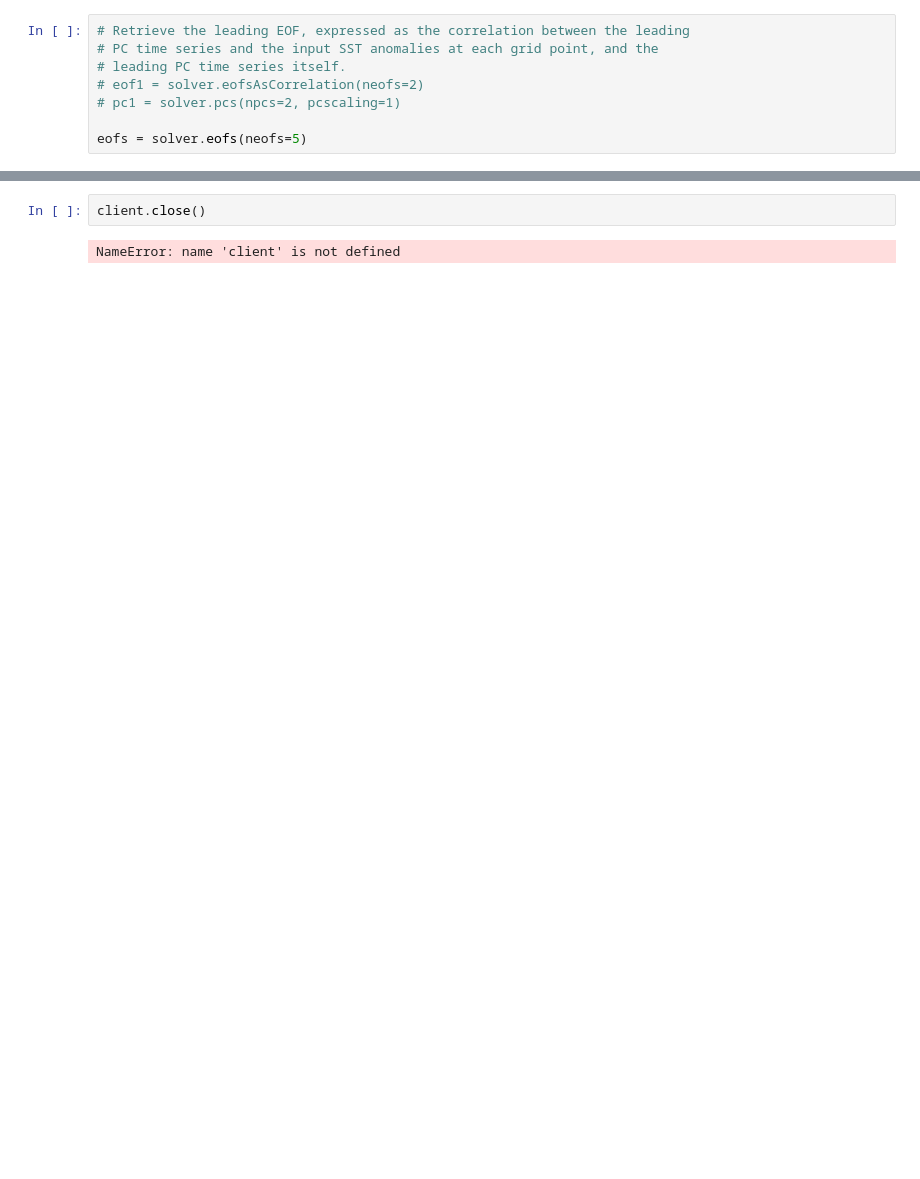
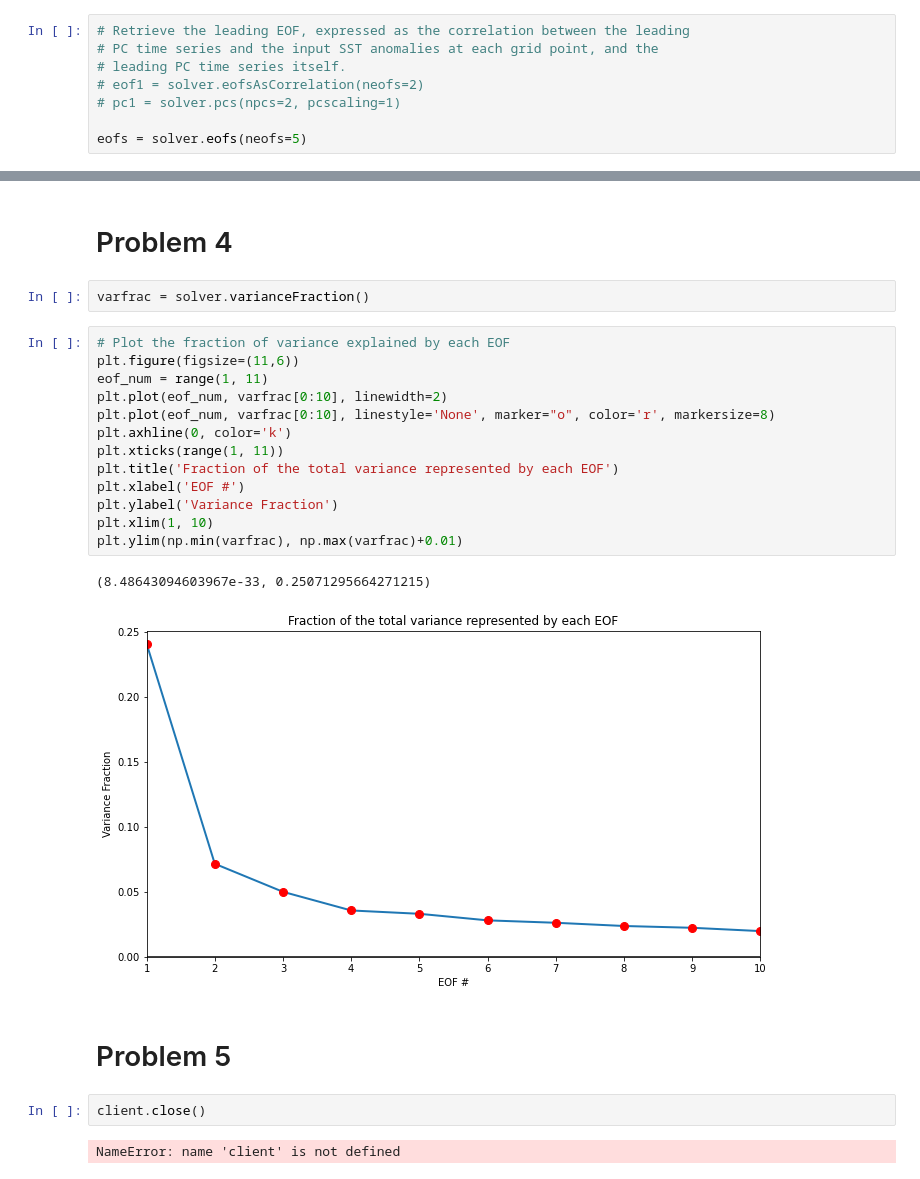
Before and after one commit to atmsillinois/time-series-and-eofs-EWolffWX, a Jupyter notebook: Homework4.ipynb, the cells around one changed output, grey strips where cells are left out. Cells and saved outputs as stored; diff of their text form; blank space fills up the shorter version.

Commit message:
Completed problem 4; made log of issues

```diff
--- a/Homework4.ipynb
+++ b/Homework4.ipynb
@@ -375,3 +377,25 @@ Text(0.5, 1.0, 'EOF1 expressed as correlation')
+# %% [markdown]
+# Problem 4
+# %%
+varfrac = solver.varianceFraction()
+# %%
+# Plot the fraction of variance explained by each EOF
+plt.figure(figsize=(11,6))
+eof_num = range(1, 11)
+plt.plot(eof_num, varfrac[0:10], linewidth=2)
+plt.plot(eof_num, varfrac[0:10], linestyle='None', marker="o", color='r', markersize=8)
+plt.axhline(0, color='k')
+plt.xticks(range(1, 11))
+plt.title('Fraction of the total variance represented by each EOF')
+plt.xlabel('EOF #')
+plt.ylabel('Variance Fraction')
+plt.xlim(1, 10)
+plt.ylim(np.min(varfrac), np.max(varfrac)+0.01)
+# %% [output]
+(8.48643094603967e-33, 0.25071295664271215)
+[figure, added]
+# %% [markdown]
+# Problem 5
 # %%
 client.close()
 # %% [output]
```
Also changed, not shown: parts of 5 cells of this notebook.
